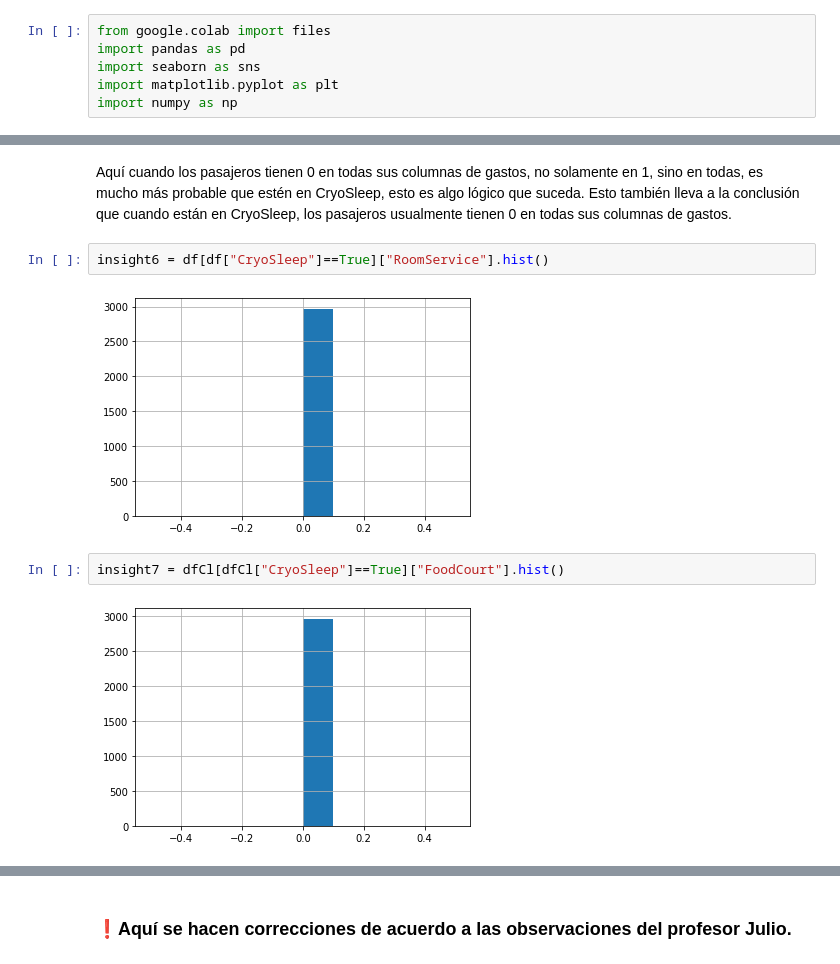
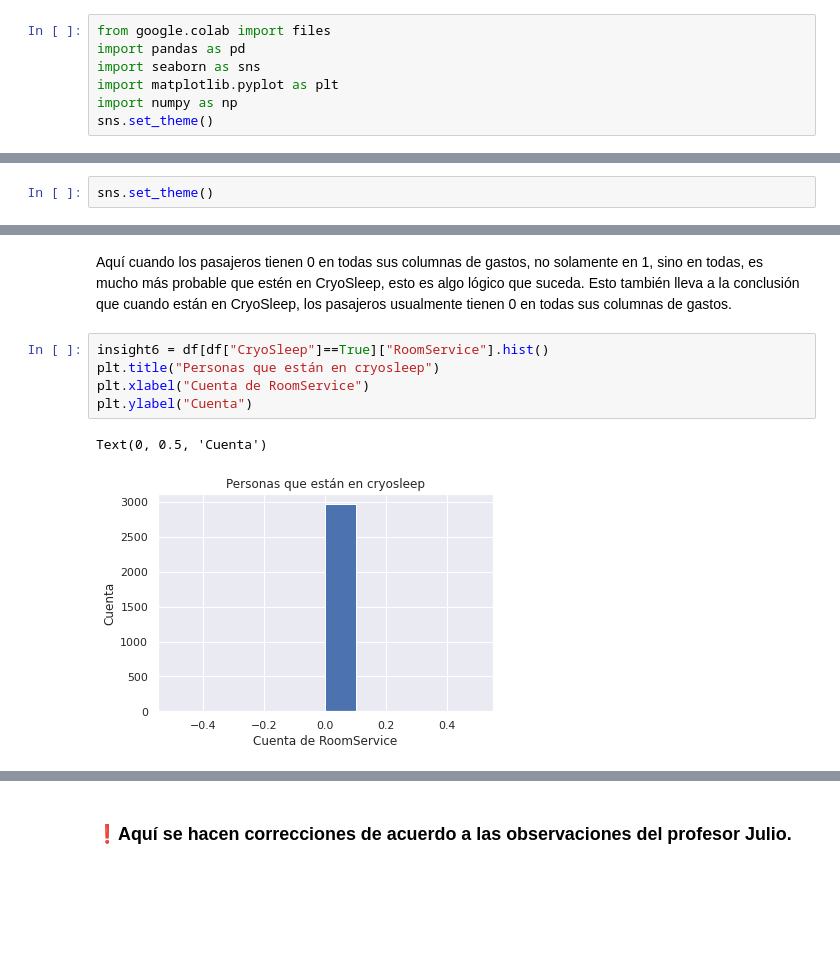
Before and after one commit to pataata/Los_Subnormales, a Jupyter notebook: Titanic.ipynb, the cells around one changed output, grey strips where cells are left out. Drawn from its saved outputs; the diff is of its cells as text; blank space fills up the shorter version.

```diff
--- a/Titanic.ipynb
+++ b/Titanic.ipynb
@@ -20,6 +20,7 @@ import pandas as pd
 import seaborn as sns
 import matplotlib.pyplot as plt
 import numpy as np
+sns.set_theme()
 # %% [markdown]
 Importar Datos
 # %%
@@ -690,0 +687,2 @@ insight1.hist()
+# %%
+sns.set_theme()
@@ -735,9 +752,9 @@ Name: CryoSleep, dtype: int64
 Aquí cuando los pasajeros tienen 0 en todas sus columnas de gastos, no solamente en 1, sino en todas, es mucho más probable que estén en CryoSleep, esto es algo lógico que suceda. Esto también lleva a la conclusión que cuando están en CryoSleep, los pasajeros usualmente tienen 0 en todas sus columnas de gastos.
 # %%
 insight6 = df[df["CryoSleep"]==True]["RoomService"].hist()
+plt.title("Personas que están en cryosleep")
+plt.xlabel("Cuenta de RoomService")
+plt.ylabel("Cuenta")
 # %% [output]
+Text(0, 0.5, 'Cuenta')
-[figure, old version]
+[figure, new version]
-# %%
-insight7 = dfCl[dfCl["CryoSleep"]==True]["FoodCourt"].hist()
-# %% [output]
-[figure, removed]
```
Also changed, not shown: parts of 35 cells of this notebook.
